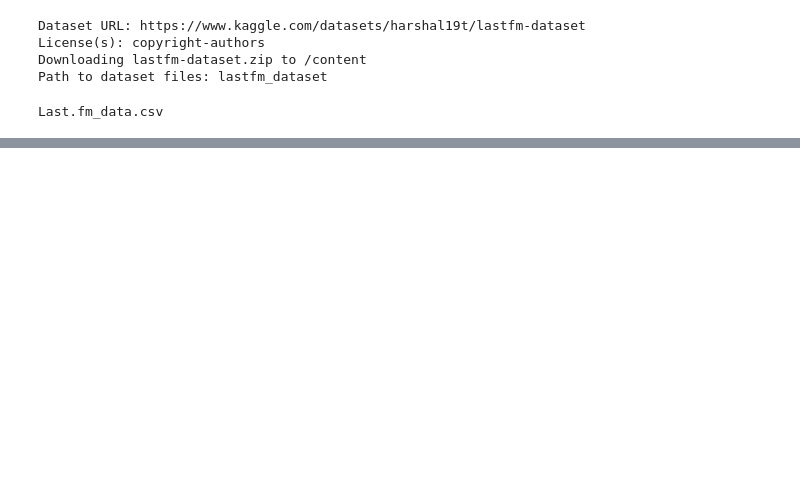
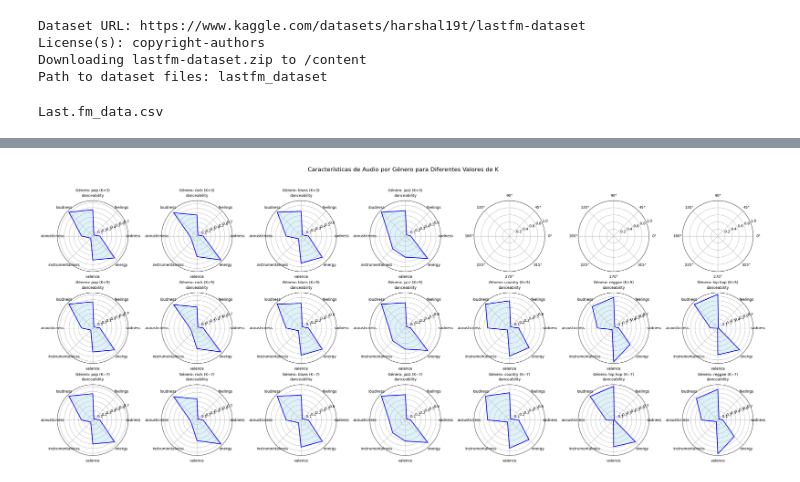
Before and after one commit to ferperezh/IIC3633_ProyectoMetricaDiversidad, a Jupyter notebook: procesamiento_musica.ipynb, the cells around one changed output, grey strips where cells are left out. Saved outputs shown, nothing was run; the diff lists cells and outputs as text; code cells hidden in the pictures; blank space fills up the shorter version.

```diff
--- a/procesamiento_musica.ipynb
+++ b/procesamiento_musica.ipynb
@@ -66,0 +321,63 @@ Last.fm_data.csv
+# %%
+import numpy as np
+
+# Supongamos que ya tienes los DataFrames top_k_3_categories, top_k_5_categories y top_k_7_categories
+# Y que usuario_music_data es el DataFrame completo con todas las columnas
+
+# Lista de DataFrames y valores de K
+top_k_dfs = [top_k_3_categories, top_k_5_categories, top_k_7_categories]
+k_values = [3, 5, 7]
+
+# Lista de características de audio
+audio_features = ['sadness', 'feelings', 'danceability', 'loudness', 'acousticness',
+                  'instrumentalness', 'valence', 'energy']
+
+# Determinar el número máximo de géneros en el top K entre los diferentes K
+max_num_genres = max(len(df['genre'].unique()) for df in top_k_dfs)
+
+# Crear la figura y ejes para la grilla
+fig, axes = plt.subplots(len(k_values), max_num_genres, figsize=(4*max_num_genres, 4*len(k_values)), subplot_kw=dict(polar=True))
+fig.suptitle("Características de Audio por Género para Diferentes Valores de K", fontsize=16)
+
+# Asegurarse de que axes sea una matriz bidimensional, incluso si hay solo una fila o columna
+if len(k_values) == 1 or max_num_genres == 1:
+    axes = np.array(axes).reshape(len(k_values), max_num_genres)
+
+# Iterar por cada valor de K y cada género
+for row, (top_k_df, k) in enumerate(zip(top_k_dfs, k_values)):
+    # Obtener géneros únicos en el top K de cada usuario
+    top_genres = top_k_df['genre'].unique()
+
+    # Filtrar el DataFrame original para incluir solo las canciones de los géneros en el top K
+    filtered_df = usuario_music_data[usuario_music_data['genre'].isin(top_genres)]
+
+    # Calcular el promedio de cada característica de audio para cada género en el top K
+    genre_audio_features = filtered_df.groupby('genre')[audio_features].mean()
+
+    for col, genre in enumerate(top_genres):
+        if col >= max_num_genres:  # Si excede el número de columnas en la grilla, omitir
+            break
+        if genre in genre_audio_features.index:  # Asegurarse de que el género esté en el DataFrame
+            # Datos para el gráfico de radar
+            labels = genre_audio_features.columns
+            stats = genre_audio_features.loc[genre].values
+
+            # Configuración del ángulo de cada eje
+            num_vars = len(labels)
+            angles = np.linspace(0, 2 * np.pi, num_vars, endpoint=False).tolist()
+            stats = np.concatenate((stats, [stats[0]]))
+            angles += angles[:1]
+
+            # Crear el gráfico de radar en la grilla
+            ax = axes[row, col]
+            ax.fill(angles, stats, color='skyblue', alpha=0.25)
+            ax.plot(angles, stats, color='blue', linewidth=2)
+            ax.set_xticks(angles[:-1])
+            ax.set_xticklabels(labels)
+            ax.set_title(f"Género: {genre} (K={k})", fontsize=10)
+
+# Ajustar el layout para evitar solapamientos
+plt.tight_layout(rect=[0, 0.03, 1, 0.95])  # Ajusta el espacio para el título
+plt.show()
+# %% [output]
+[figure, added]
```
Also changed, not shown: parts of 23 cells of this notebook.
